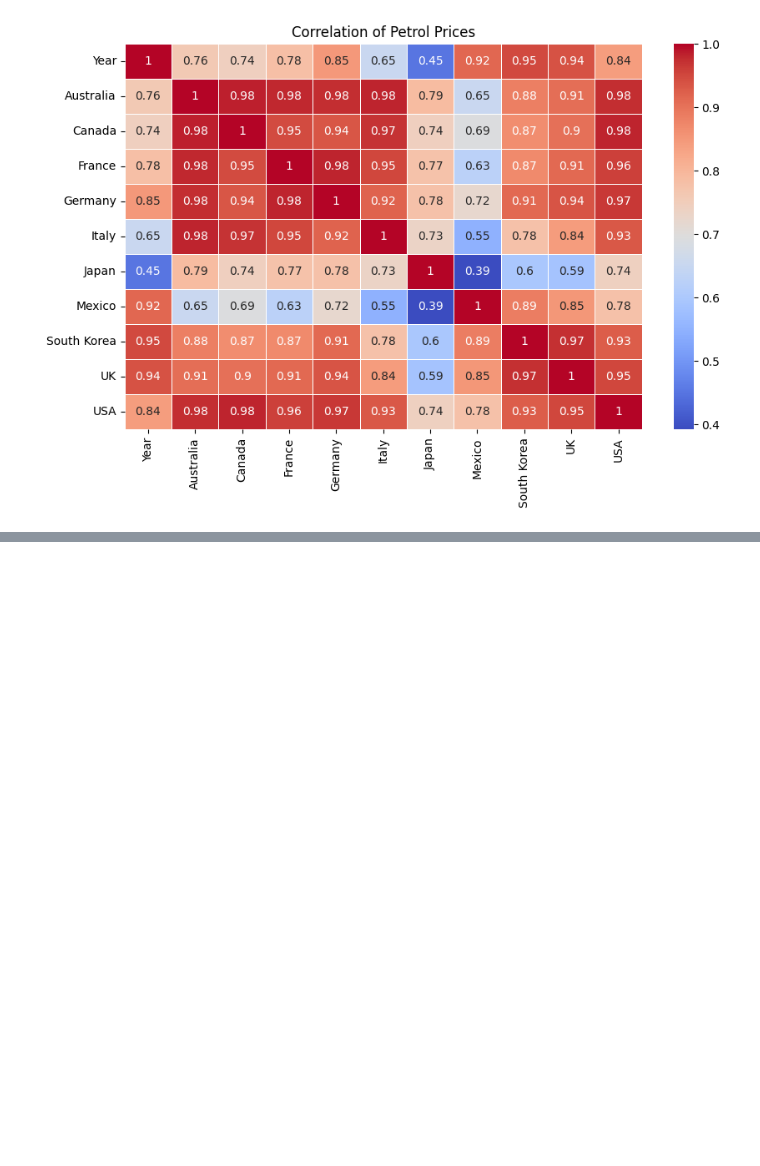
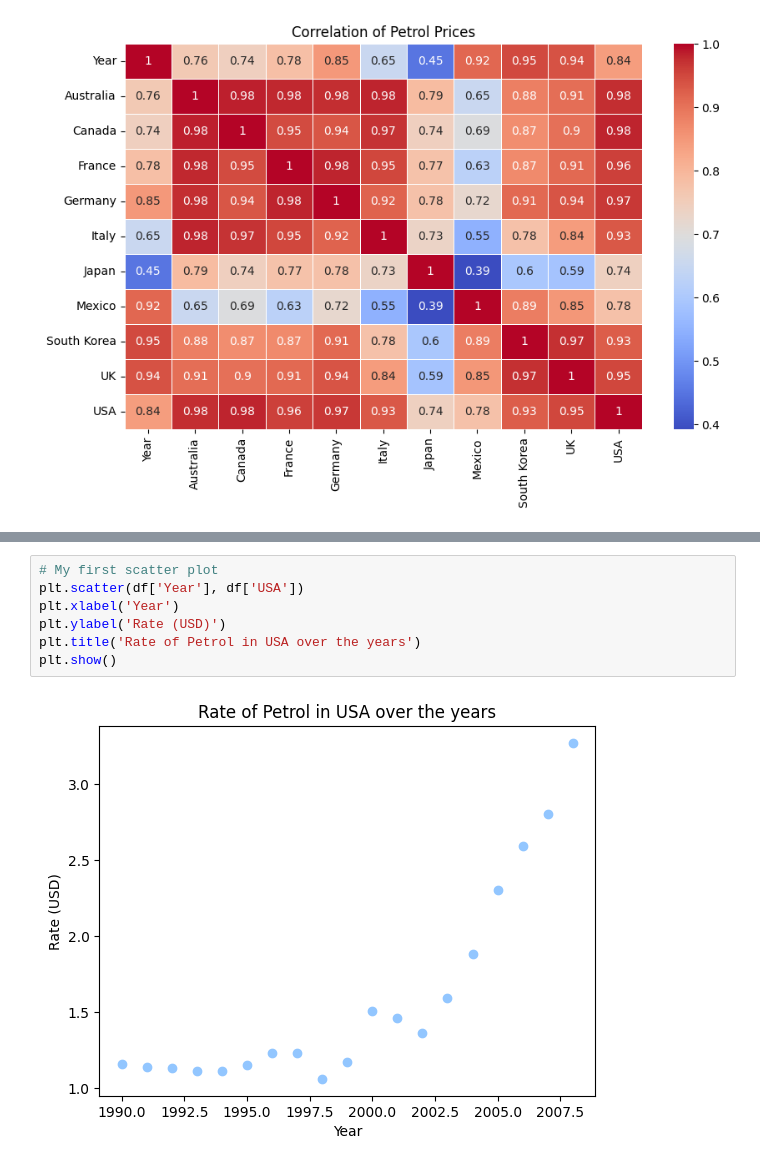
Before and after one commit to ashu-tagore/Data_Science_Basics, a Jupyter notebook: notebooks/03_Data_Visualization.ipynb, the cells around one changed output, grey strips where cells are left out. Saved outputs shown, nothing was run; the diff lists cells and outputs as text; blank space fills up the shorter version.

Commit message:
Studied scatter plot, RM plot and LM plot

```diff
--- a/notebooks/03_Data_Visualization.ipynb
+++ b/notebooks/03_Data_Visualization.ipynb
@@ -276,0 +280,9 @@ plt.show()
+# %%
+# My first scatter plot
+plt.scatter(df['Year'], df['USA'])
+plt.xlabel('Year')
+plt.ylabel('Rate (USD)')
+plt.title('Rate of Petrol in USA over the years')
+plt.show()
+# %% [output]
+[figure, added]
```
Also changed, not shown: parts of 5 cells of this notebook.
